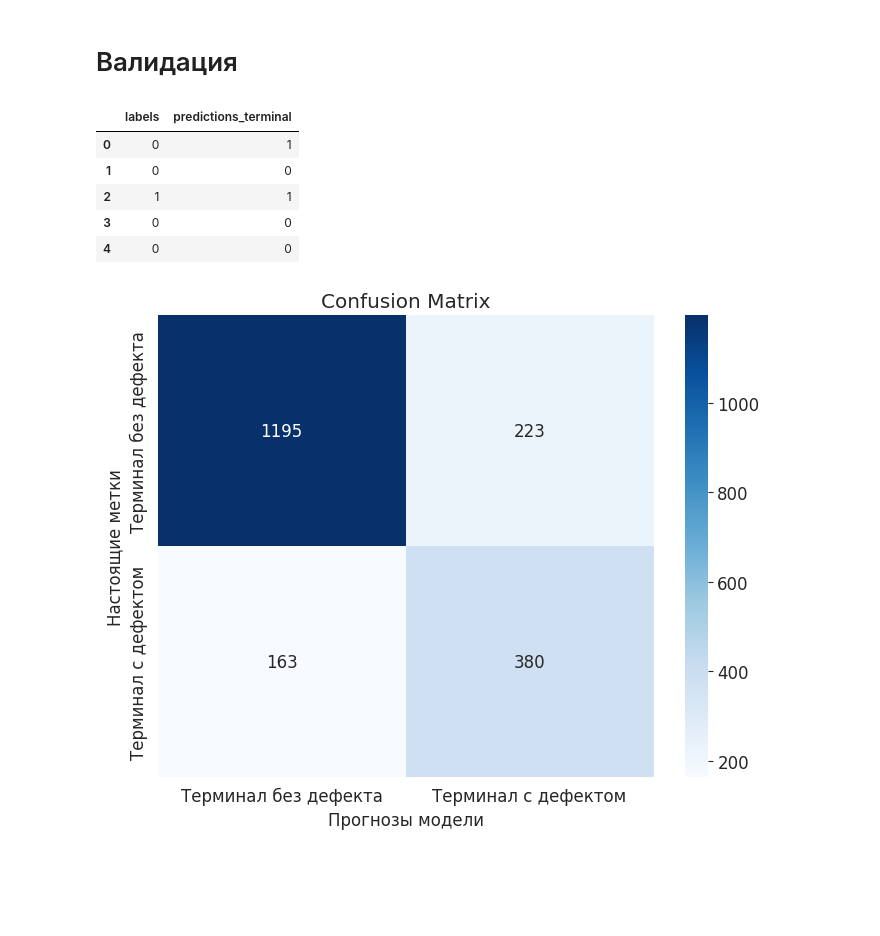
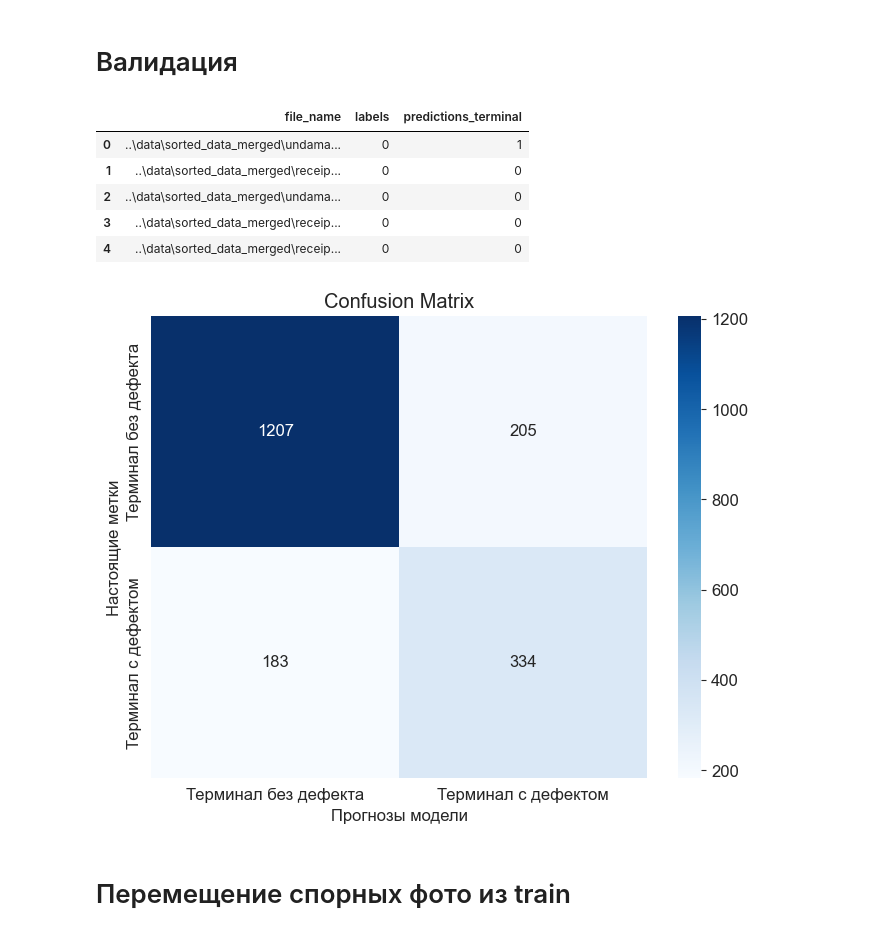
Before and after one commit to DevYourMind/ai_pos_terminal, a Jupyter notebook: terminal_quality_classification/terminal_quality_binary_augms.ipynb, the cells around one changed output. Drawn from its saved outputs; the diff is of its cells as text; code cells hidden in the pictures; blank space fills up the shorter version.

```diff
--- a/terminal_quality_classification/terminal_quality_binary_augms.ipynb
+++ b/terminal_quality_classification/terminal_quality_binary_augms.ipynb
@@ -316,8 +284,8 @@ def train(model, optimizer, scheduler, criterion, train_loader, test_loader, num
 
     return train_losses, test_losses, train_accuracies, test_accuracies, train_f1s, test_f1s
 # %%
-from torchvision.models import mobilenet_v2, MobileNet_V2_Weights
+from torchvision.models import mobilenet_v3_large, MobileNet_V3_Large_Weights
 
-model_terminal = mobilenet_v2(pretrained=True, progress=True, weights=MobileNet_V2_Weights)
-model_terminal.classifier[1] = nn.Linear(1280, 2)
+model_terminal = mobilenet_v3_large(pretrained=True, progress=True, weights=MobileNet_V3_Large_Weights)
+model_terminal.classifier[3] = nn.Linear(1280, 2)
 model_terminal = model_terminal.to(device)
@@ -340,8 +311,12 @@ torch.save(model_terminal, 'models/model_quality_binary_augm_mobilenet.pt')
 # %% [markdown]
 # Валидация
+# %%
+test_dataset = CustomDataset(test_data, target_column='terminal_damaged', transform=test_transforms, filename=True)
+test_dataloader = DataLoader(test_dataset, batch_size=BATCH_SIZE, shuffle=True, num_workers=NUM_WORKERS)
 # %%
-all_labels, all_preds_terminal, all_preds_receipt = [], [], []
-for images, labels in tqdm(test_dataloader):
+all_labels, all_preds_terminal, all_preds_receipt, filenames = [], [], [], []
+model_terminal.eval()
+for images, labels, filename in tqdm(test_dataloader):
     images = images.to(device)  # images: batch_size x num_channels x height x width
 
     logits_terminal = model_terminal(images)  # logits: batch_size x num_classes
@@ -349,17 +324,19 @@ for images, labels in tqdm(test_dataloader):
 
     all_labels.append(labels)
     all_preds_terminal.append(predictions_terminal)
+    filenames.append(filename)
 # %%
 all_preds_terminal = [torch.Tensor.cpu(x).numpy() for x in all_preds_terminal]
 df_val = pd.DataFrame({
+    'file_name': np.hstack(filenames),
     'labels': np.hstack(all_labels),
     'predictions_terminal': np.hstack(all_preds_terminal)
 })
 df_val.head()
 # %% [output]
-|  | labels | predictions_terminal |
-| 0 | 0 | 1 |
-| 1 | 0 | 0 |
-| 2 | 1 | 1 |
-| 3 | 0 | 0 |
-| 4 | 0 | 0 |
+|  | file_name | labels | predictions_terminal |
+| 0 | ..\data\sorted_data_merged\undama... | 0 | 1 |
+| 1 | ..\data\sorted_data_merged\receip... | 0 | 0 |
+| 2 | ..\data\sorted_data_merged\undama... | 0 | 0 |
+| 3 | ..\data\sorted_data_merged\receip... | 0 | 0 |
+| 4 | ..\data\sorted_data_merged\receip... | 0 | 0 |
@@ -366,21 +363,22 @@ df_val.head()
 # %%
 from sklearn.metrics import confusion_matrix
 
-df_val = df_val[['labels', 'predictions_terminal']]
 cm = confusion_matrix(
     df_val['labels'],
     df_val['predictions_terminal'],
     labels=[0, 1]
 )
 
 # Define class labels
 class_names = ['Терминал без дефекта', 'Терминал с дефектом']
 # Plot confusion matrix
 plt.figure(figsize=(8, 6))
 sns.heatmap(cm, annot=True, fmt='d', cmap='Blues', xticklabels=class_names, yticklabels=class_names)
 plt.title('Confusion Matrix')
 plt.xlabel('Прогнозы модели')
 plt.ylabel('Настоящие метки')
 plt.show()
 # %% [output]
-[figure, old version]
+[figure, new version]
+# %% [markdown]
+# Перемещение спорных фото из train
```
Also changed, not shown: parts of 19 cells of this notebook, 6 other files.
